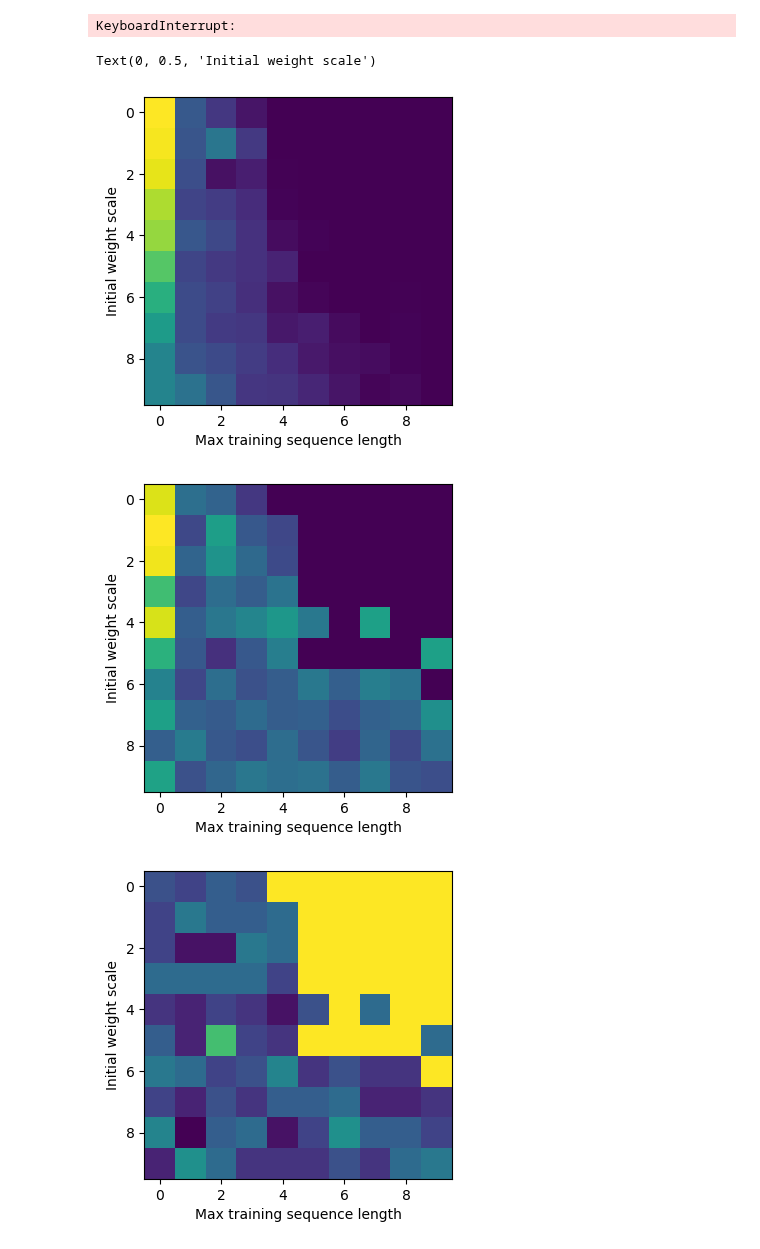
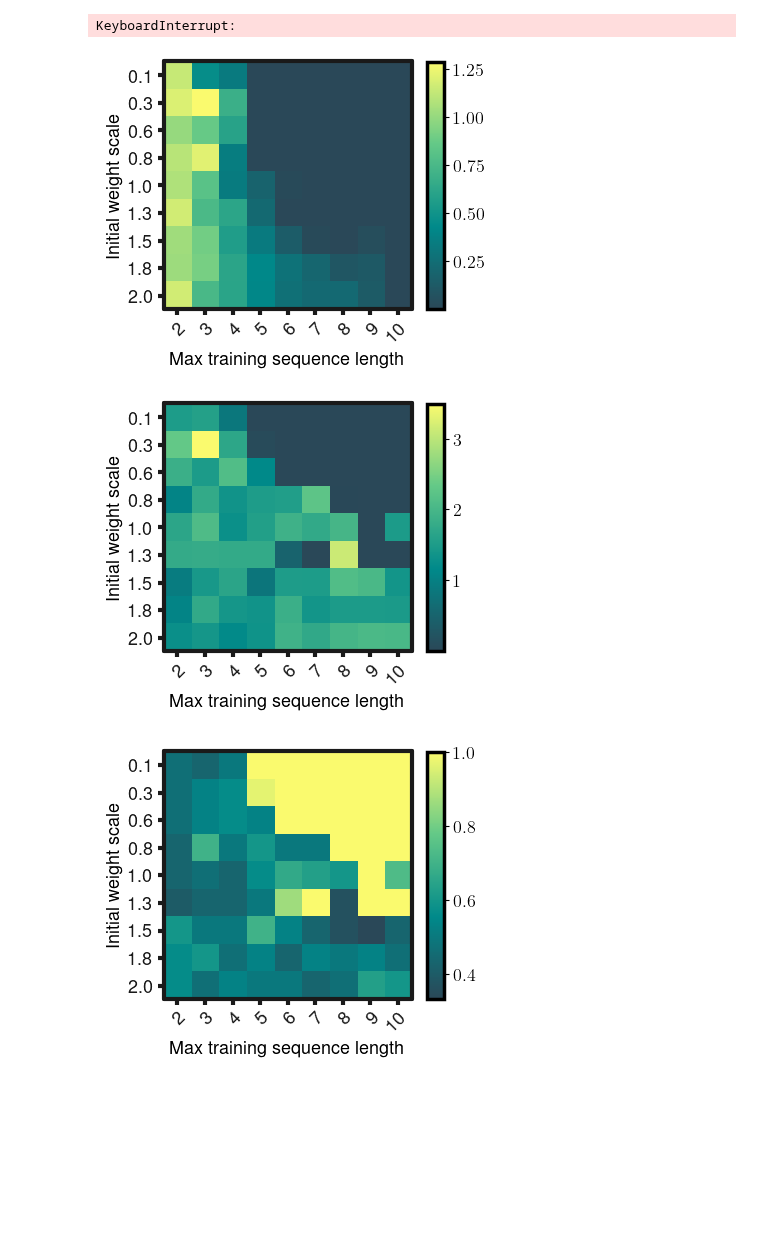
Before and after one commit to loekvanrossem/rnn_structure, a Jupyter notebook: parity/grid plot.ipynb, the cells around one changed output. Cells and saved outputs as stored; diff of their text form; code cells hidden in the pictures; blank space fills up the shorter version.

```diff
--- a/parity/grid plot.ipynb
+++ b/parity/grid plot.ipynb
@@ -165,55 +208,84 @@ for data, name in zip(
 ):
     np.save("plots/" + name, data)
 # %%
-n_states_total = np.array([sum(2**i for i in range(len+1)) for len in seq_len_data])
-n_states_norm = n_states_data/n_states_total
+n_states_total = np.array([sum(2**i for i in range(len + 1)) for len in seq_len_data])
+n_states_norm = n_states_data / n_states_total
 
 ## Plot results
-# publication.set_color_gradient(2)
+publication.set_color_gradient(2)
 
 train_loss_grid = np.array(train_loss_data).reshape(N_gain, N_len)
 fig = plt.figure(figsize=(4, 4))
 plt.imshow(train_loss_grid)
 plt.xlabel("Max training sequence length")
 plt.ylabel("Initial weight scale")
-# publication.im_show(colorbar=True, x_labels=seq_lens,y_labels=np.around(gains, 1),save_path="plots/train_loss_grid")
+publication.im_show(
+    colorbar=True,
+    x_labels=seq_lens,
+    y_labels=np.around(gains, 1),
+    save_path="plots/train_loss_grid",
+)
 
 val_loss_grid = np.array(val_loss_data).reshape(N_gain, N_len)
 fig = plt.figure(figsize=(4, 4))
 plt.imshow(val_loss_grid)
 plt.xlabel("Max training sequence length")
 plt.ylabel("Initial weight scale")
-# publication.im_show(colorbar=True, x_labels=seq_lens,y_labels=np.around(gains, 1),save_path="plots/val_loss_grid")
+publication.im_show(
+    colorbar=True,
+    x_labels=seq_lens,
+    y_labels=np.around(gains, 1),
+    save_path="plots/val_loss_grid",
+)
 
 val_acc_grid = np.array(val_acc_data).reshape(N_gain, N_len)
 fig = plt.figure(figsize=(4, 4))
 plt.imshow(val_acc_grid)
 plt.xlabel("Max training sequence length")
 plt.ylabel("Initial weight scale")
-# publication.im_show(colorbar=True, x_labels=seq_lens,y_labels=np.around(gains, 1),save_path="plots/val_acc_grid")
+publication.im_show(
+    colorbar=True,
+    x_labels=seq_lens,
+    y_labels=np.around(gains, 1),
+    save_path="plots/val_acc_grid",
+)
 
 n_states_grid = np.array(n_states_data).reshape(N_gain, N_len)
 fig = plt.figure(figsize=(4, 4))
 plt.imshow(n_states_grid)
 plt.xlabel("Max training sequence length")
 plt.ylabel("Initial weight scale")
-# publication.im_show(colorbar=True, x_labels=seq_lens,y_labels=np.around(gains, 1),save_path="plots/n_states_grid")
+publication.im_show(
+    colorbar=True,
+    x_labels=seq_lens,
+    y_labels=np.around(gains, 1),
+    save_path="plots/n_states_grid",
+)
 
 n_exit_grid = np.array(n_exit_data).reshape(N_gain, N_len)
 fig = plt.figure(figsize=(4, 4))
 plt.imshow(n_exit_grid)
 plt.xlabel("Max training sequence length")
 plt.ylabel("Initial weight scale")
-# publication.im_show(colorbar=True, x_labels=seq_lens,y_labels=np.around(gains, 1),save_path="plots/n_exit_grid")
+publication.im_show(
+    colorbar=True,
+    x_labels=seq_lens,
+    y_labels=np.around(gains, 1),
+    save_path="plots/n_exit_grid",
+)
 
 is_finite_grid = np.array(is_finite_data).reshape(N_gain, N_len)
 fig = plt.figure(figsize=(4, 4))
 plt.imshow(is_finite_grid)
 plt.xlabel("Max training sequence length")
 plt.ylabel("Initial weight scale")
-# publication.im_show(colorbar=True, x_labels=seq_lens,y_labels=np.around(gains, 1),save_path="plots/is_finite_grid")
+publication.im_show(
+    colorbar=True,
+    x_labels=seq_lens,
+    y_labels=np.around(gains, 1),
+    save_path="plots/is_finite_grid",
+)
 # %% [output]
-Text(0, 0.5, 'Initial weight scale')
-[figure, old version]
+[figure, new version]
-[figure, old version]
+[figure, new version]
-[figure, old version]
+[figure, new version]
```
Also changed, not shown: parts of 6 cells of this notebook, 4 other files.
